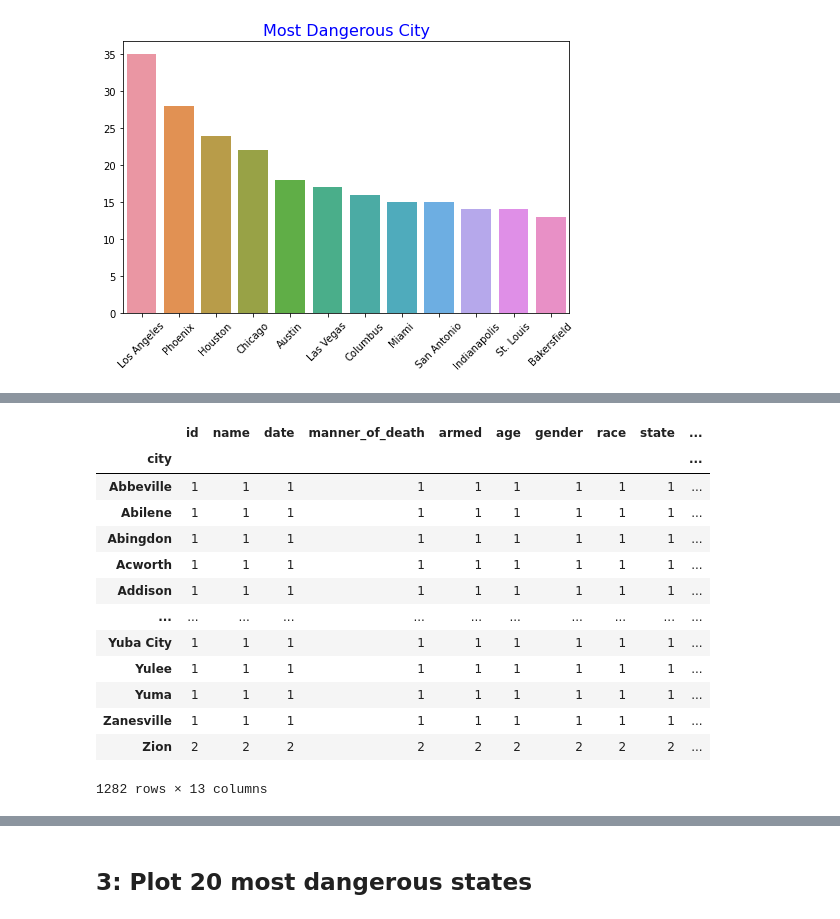
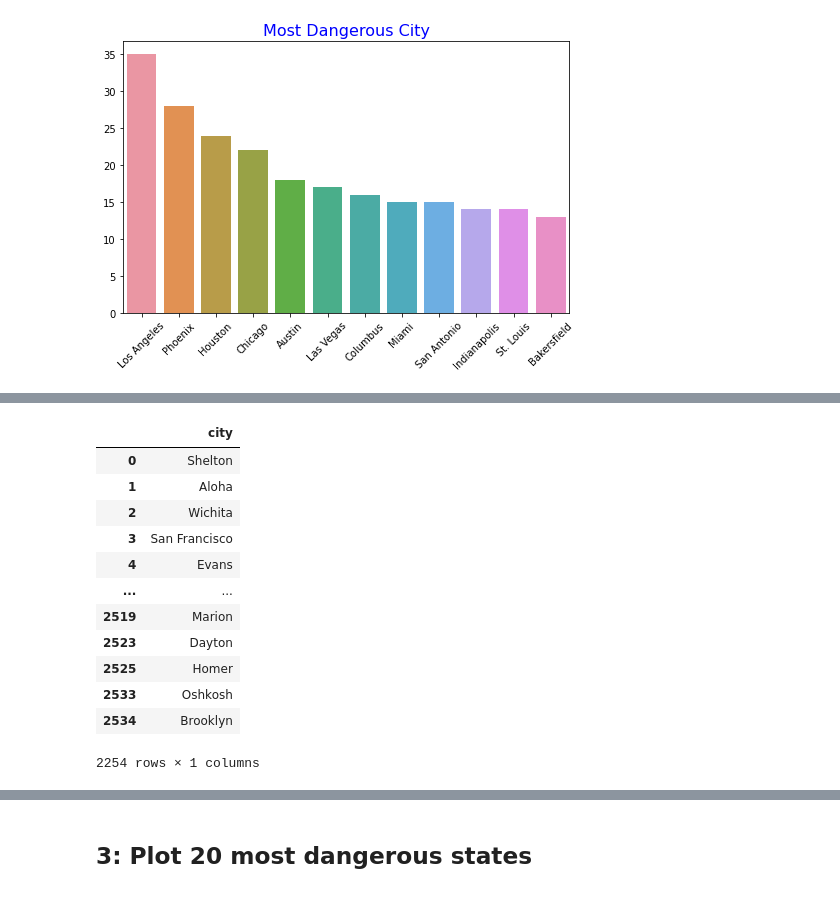
Before and after one commit to muhsinayaz/Assignment, a Jupyter notebook: 22-08-30/Assignment-2 (PoliceKillingUS-Seaborn) student.ipynb, the cells around one changed output, grey strips where cells are left out. Cells and saved outputs as stored; diff of their text form; code cells hidden in the pictures.

```diff
--- a/22-08-30/Assignment-2 (PoliceKillingUS-Seaborn) student.ipynb
+++ b/22-08-30/Assignment-2 (PoliceKillingUS-Seaborn) student.ipynb
@@ -127,19 +114,18 @@ most_dang_city.to_frame()
 # %%
-kill.groupby("city").count()
+kill[["city"]]
 # %% [output]
-|  | id | name | date | manner_of_death | armed | age | gender | race | state | ... |
-| city |  |  |  |  |  |  |  |  |  | ... |
-| Abbeville | 1 | 1 | 1 | 1 | 1 | 1 | 1 | 1 | 1 | ... |
-| Abilene | 1 | 1 | 1 | 1 | 1 | 1 | 1 | 1 | 1 | ... |
-| Abingdon | 1 | 1 | 1 | 1 | 1 | 1 | 1 | 1 | 1 | ... |
-| Acworth | 1 | 1 | 1 | 1 | 1 | 1 | 1 | 1 | 1 | ... |
-| Addison | 1 | 1 | 1 | 1 | 1 | 1 | 1 | 1 | 1 | ... |
-| ... | ... | ... | ... | ... | ... | ... | ... | ... | ... | ... |
-| Yuba City | 1 | 1 | 1 | 1 | 1 | 1 | 1 | 1 | 1 | ... |
-| Yulee | 1 | 1 | 1 | 1 | 1 | 1 | 1 | 1 | 1 | ... |
-| Yuma | 1 | 1 | 1 | 1 | 1 | 1 | 1 | 1 | 1 | ... |
-| Zanesville | 1 | 1 | 1 | 1 | 1 | 1 | 1 | 1 | 1 | ... |
-| Zion | 2 | 2 | 2 | 2 | 2 | 2 | 2 | 2 | 2 | ... |
+|  | city |
+| 0 | Shelton |
+| 1 | Aloha |
+| 2 | Wichita |
+| 3 | San Francisco |
+| 4 | Evans |
+| ... | ... |
+| 2519 | Marion |
+| 2523 | Dayton |
+| 2525 | Homer |
+| 2533 | Oshkosh |
+| 2534 | Brooklyn |
-1282 rows × 13 columns
+2254 rows × 1 columns
 # %%
 plt.figure(figsize=(8,5))
```
Also changed, not shown: parts of 12 cells of this notebook.
